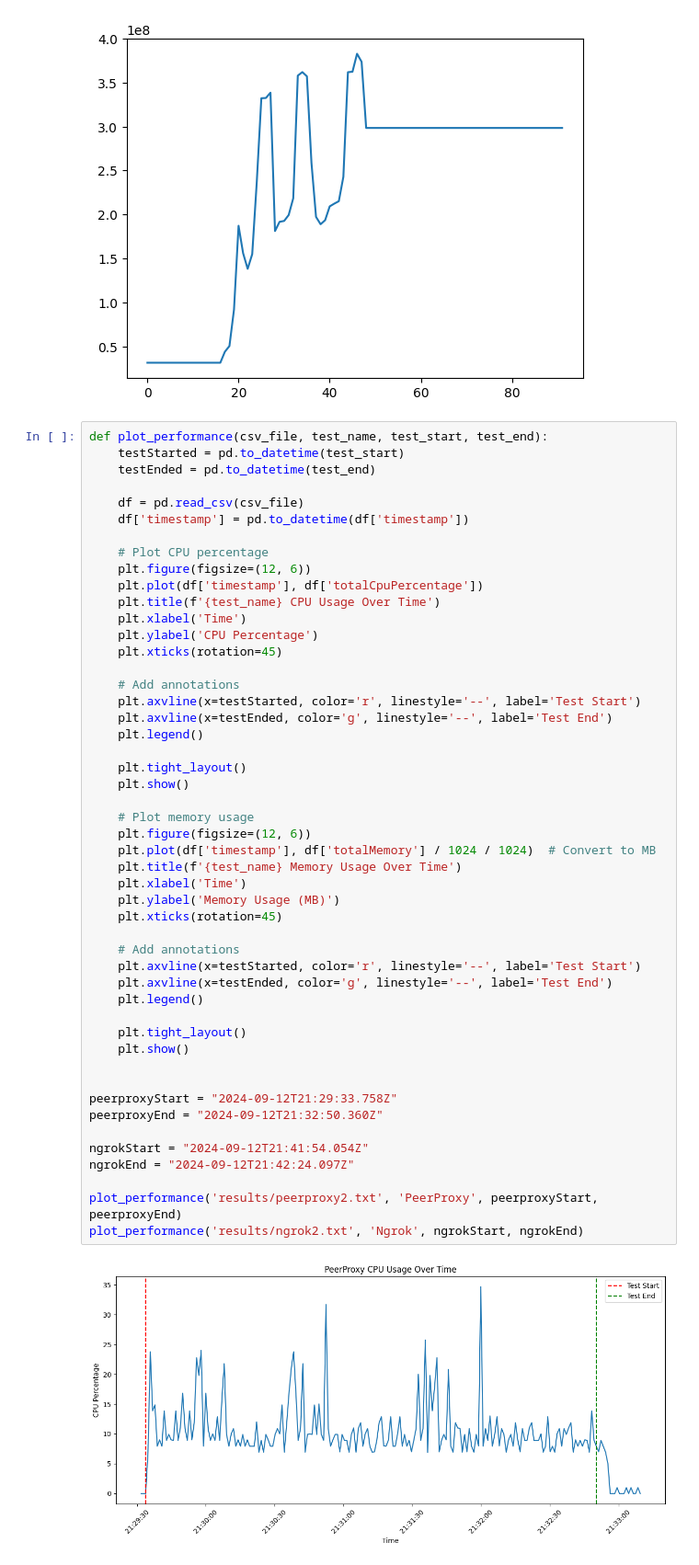
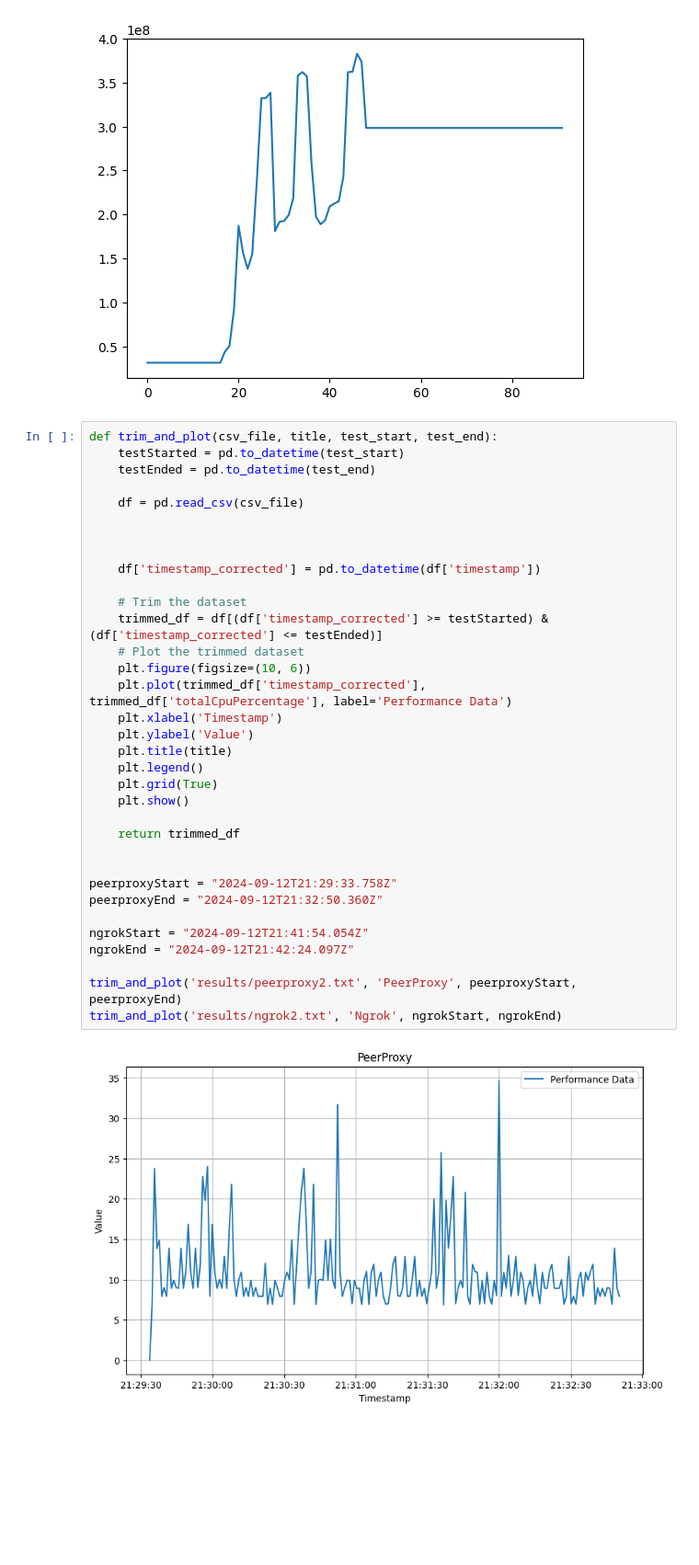
Before and after one commit to Nathanllee1/PeerProxy, a Jupyter notebook: profiling/localProxyEvaluation/localproxy.ipynb, the cells around one changed output. Shown: that part at 92% size. Saved outputs shown, nothing was run; the diff lists cells and outputs as text; blank space fills up the shorter version.

```diff
--- a/profiling/localProxyEvaluation/localproxy.ipynb
+++ b/profiling/localProxyEvaluation/localproxy.ipynb
@@ -36,53 +36,38 @@ plt.show()
 [figure]
 [figure]
 # %%
-def plot_performance(csv_file, test_name, test_start, test_end):
+def trim_and_plot(csv_file, title, test_start, test_end):
     testStarted = pd.to_datetime(test_start)
     testEnded = pd.to_datetime(test_end)
 
     df = pd.read_csv(csv_file)
-    df['timestamp'] = pd.to_datetime(df['timestamp'])
 
-    # Plot CPU percentage
-    plt.figure(figsize=(12, 6))
-    plt.plot(df['timestamp'], df['totalCpuPercentage'])
-    plt.title(f'{test_name} CPU Usage Over Time')
-    plt.xlabel('Time')
-    plt.ylabel('CPU Percentage')
-    plt.xticks(rotation=45)
 
-    # Add annotations
-    plt.axvline(x=testStarted, color='r', linestyle='--', label='Test Start')
-    plt.axvline(x=testEnded, color='g', linestyle='--', label='Test End')
+
+    df['timestamp_corrected'] = pd.to_datetime(df['timestamp'])
+
+    # Trim the dataset
+    trimmed_df = df[(df['timestamp_corrected'] >= testStarted) & (df['timestamp_corrected'] <= testEnded)]
+    # Plot the trimmed dataset
+    plt.figure(figsize=(10, 6))
+    plt.plot(trimmed_df['timestamp_corrected'], trimmed_df['totalCpuPercentage'], label='Performance Data')
+    plt.xlabel('Timestamp')
+    plt.ylabel('Value')
+    plt.title(title)
     plt.legend()
-
-    plt.tight_layout()
+    plt.grid(True)
     plt.show()
 
-    # Plot memory usage
-    plt.figure(figsize=(12, 6))
-    plt.plot(df['timestamp'], df['totalMemory'] / 1024 / 1024)  # Convert to MB
-    plt.title(f'{test_name} Memory Usage Over Time')
-    plt.xlabel('Time')
-    plt.ylabel('Memory Usage (MB)')
-    plt.xticks(rotation=45)
-
-    # Add annotations
-    plt.axvline(x=testStarted, color='r', linestyle='--', label='Test Start')
-    plt.axvline(x=testEnded, color='g', linestyle='--', label='Test End')
-    plt.legend()
-
-    plt.tight_layout()
-    plt.show()
+    return trimmed_df
 
 
 peerproxyStart = "2024-09-12T21:29:33.758Z"
 peerproxyEnd = "2024-09-12T21:32:50.360Z"
 
 ngrokStart = "2024-09-12T21:41:54.054Z"
 ngrokEnd = "2024-09-12T21:42:24.097Z"
 
-plot_performance('results/peerproxy2.txt', 'PeerProxy', peerproxyStart, peerproxyEnd)
-plot_performance('results/ngrok2.txt', 'Ngrok', ngrokStart, ngrokEnd)
+trim_and_plot('results/peerproxy2.txt', 'PeerProxy', peerproxyStart, peerproxyEnd)
+trim_and_plot('results/ngrok2.txt', 'Ngrok', ngrokStart, ngrokEnd)
 # %% [output]
-[figure, old version]
+[figure, new version]
```
Also changed, not shown: parts of 4 cells of this notebook, 15 other files.
